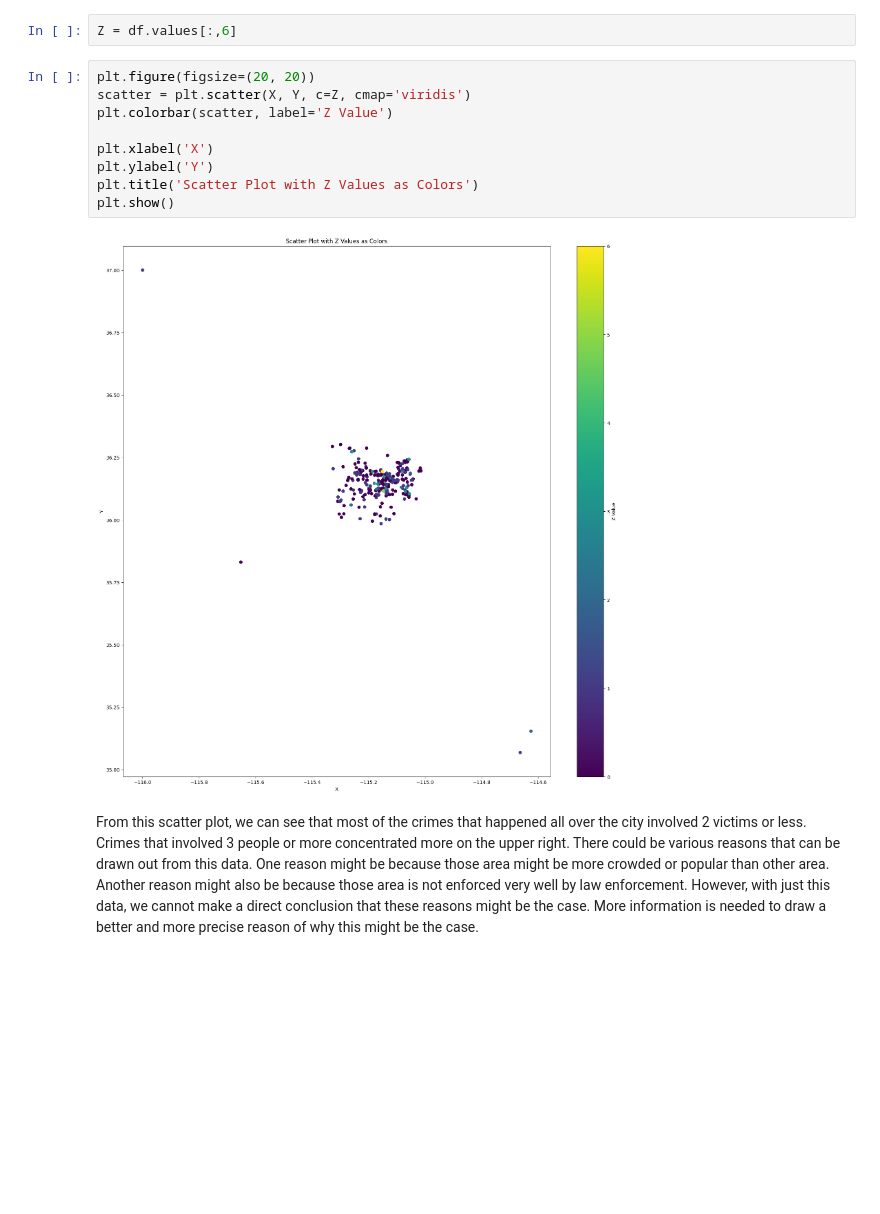
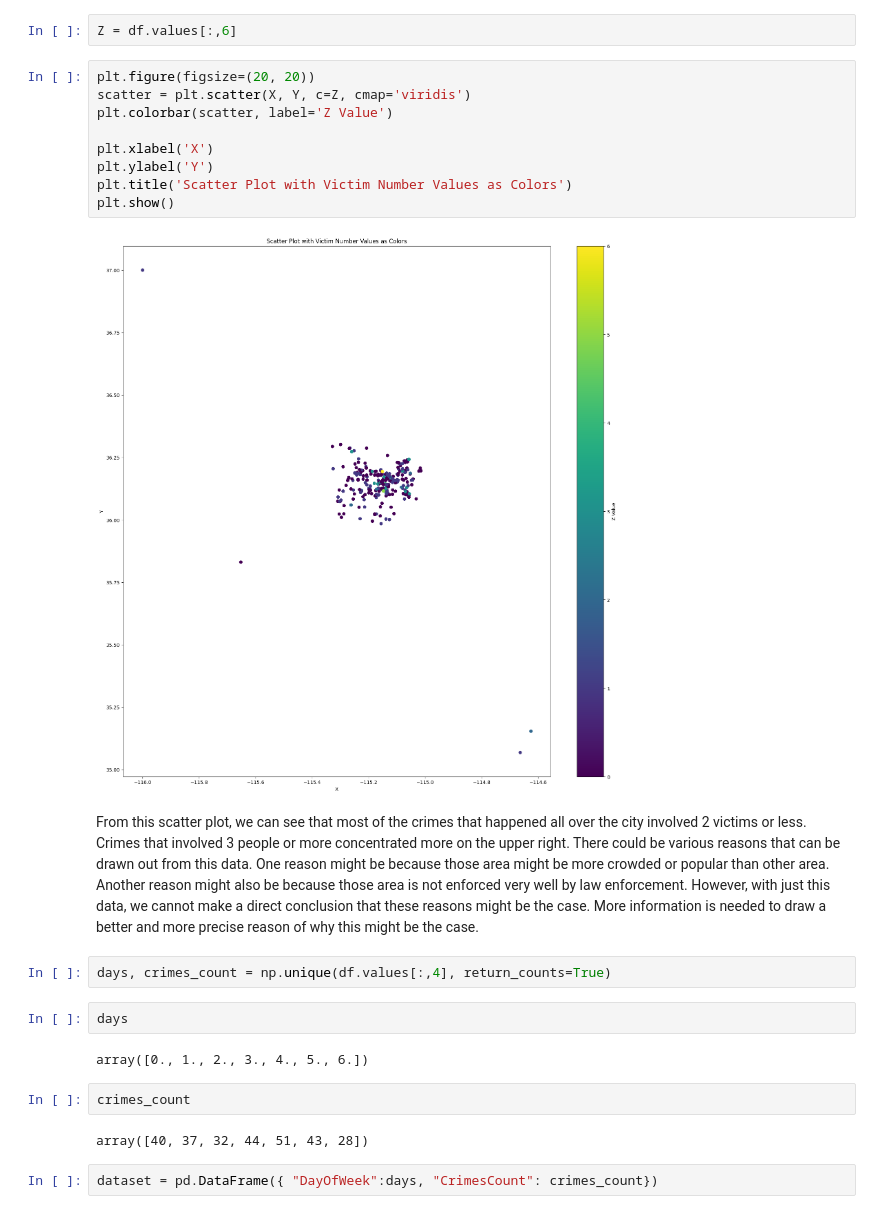
Before and after one commit to SakolB/CECS457, a Jupyter notebook: HW2/Crime Stats Project.ipynb, the cells around one changed output. Drawn from its saved outputs; the diff is of its cells as text; blank space fills up the shorter version.

```diff
--- a/HW2/Crime Stats Project.ipynb
+++ b/HW2/Crime Stats Project.ipynb
@@ -565,13 +566,25 @@ Z = df.values[:,6]
 # %%
 plt.figure(figsize=(20, 20))
 scatter = plt.scatter(X, Y, c=Z, cmap='viridis')
 plt.colorbar(scatter, label='Z Value')
 
 plt.xlabel('X')
 plt.ylabel('Y')
-plt.title('Scatter Plot with Z Values as Colors')
+plt.title('Scatter Plot with Victim Number Values as Colors')
 plt.show()
 # %% [output]
-[figure, old version]
+[figure, new version]
 # %% [markdown]
 From this scatter plot, we can see that most of the crimes that happened all over the city involved 2 victims or less. Crimes that involved 3 people or more concentrated more on the upper right. There could be various reasons that can be drawn out from this data. One reason might be because those area might be more crowded or popular than other area. Another reason might also be because those area is not enforced very well by law enforcement. However, with just this data, we cannot make a direct conclusion that these reasons might be the case. More information is needed to draw a better and more precise reason of why this might be the case.
+# %%
+days, crimes_count = np.unique(df.values[:,4], return_counts=True)
+# %%
+days
+# %% [output]
+array([0., 1., 2., 3., 4., 5., 6.])
+# %%
+crimes_count
+# %% [output]
+array([40, 37, 32, 44, 51, 43, 28])
+# %%
+dataset = pd.DataFrame({ "DayOfWeek":days, "CrimesCount": crimes_count})
```
Also changed, not shown: parts of 11 cells of this notebook.
